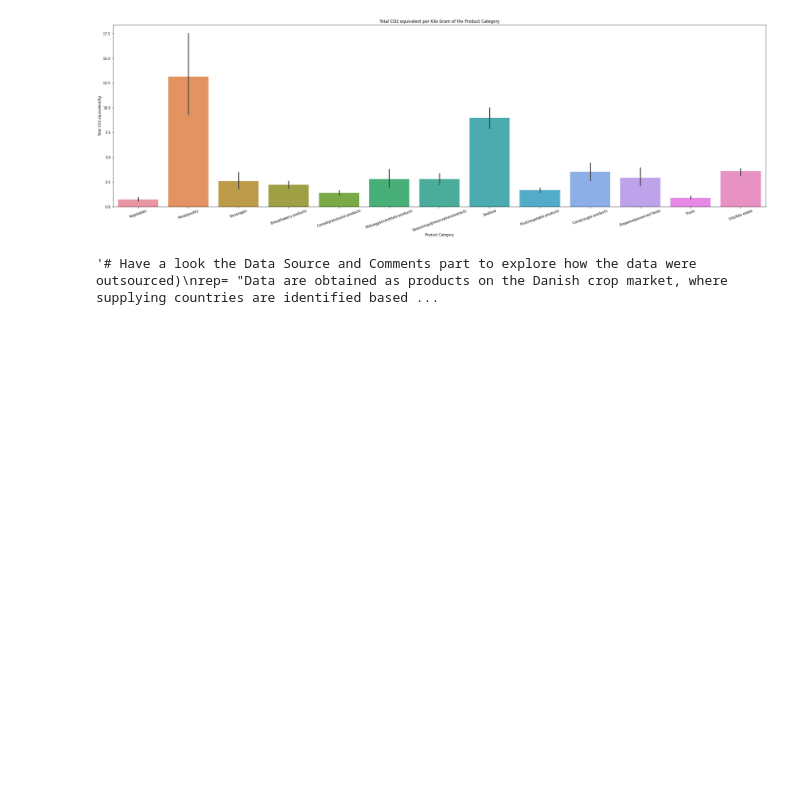
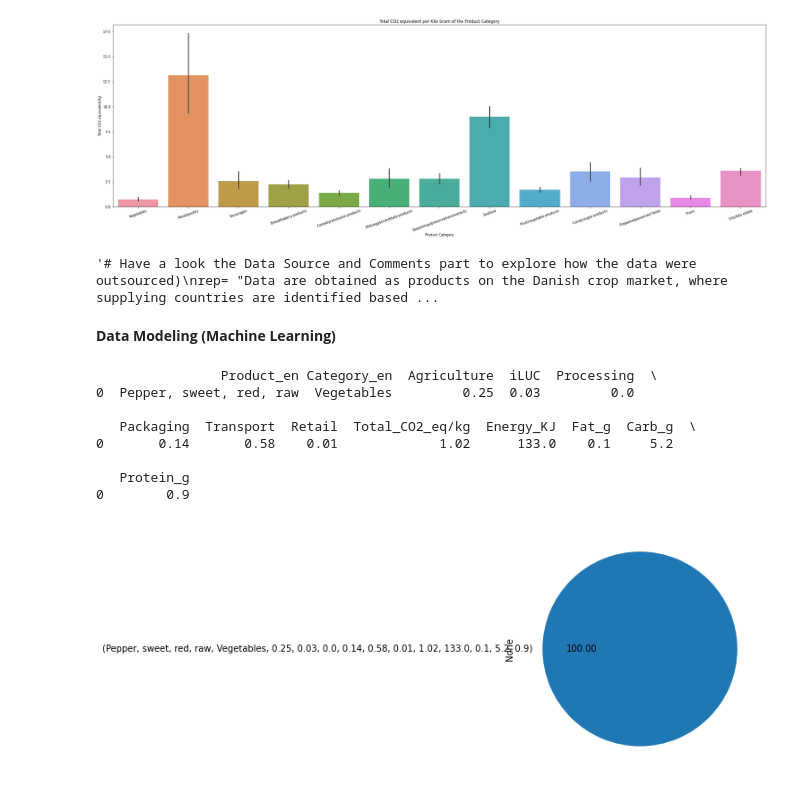
Before and after one commit to mrchapagain/iCare, a Jupyter notebook: ConcitoClimateAnalytics.ipynb, the cells around one changed output. Saved outputs shown, nothing was run; the diff lists cells and outputs as text; code cells hidden in the pictures; blank space fills up the shorter version.

```diff
--- a/ConcitoClimateAnalytics.ipynb
+++ b/ConcitoClimateAnalytics.ipynb
@@ -336,2 +347,29 @@ for row, col in data[["Category_en", 'Product_en', "Data_Source", "Comments"]].i
 # %% [output]
 '# Have a look the Data Source and Comments part to explore how the data were outsourced)\nrep= "Data are obtained as products on the Danish crop market, where supplying countries are identified based ...
+# %% [markdown]
+**Data Modeling (Machine Learning)**
+# %%
+# Pie chart to visualize portion share
+def energy_pie(column):
+  fig, ax= plt.subplots(figsize=(7.5, 5))
+  column.value_counts().plot(kind="pie", autopct="%.2f")
+  plt.show()
+
+name_choosen= selected_dropped_data[selected_dropped_data['Product_en']== 'Pepper, sweet, red, raw']
+print(name_choosen)
+
+#energy_pie(name_choosen)
+
+fig, ax= plt.subplots(figsize=(7.5, 5))
+name_choosen.value_counts().plot(kind="pie", autopct="%.2f")
+plt.show()
+# %% [output]
+                Product_en Category_en  Agriculture  iLUC  Processing  \
+0  Pepper, sweet, red, raw  Vegetables         0.25  0.03         0.0
+
+   Packaging  Transport  Retail  Total_CO2_eq/kg  Energy_KJ  Fat_g  Carb_g  \
+0       0.14       0.58    0.01             1.02      133.0    0.1     5.2
+
+   Protein_g
+0        0.9
+[figure, added]
```
Also changed, not shown: parts of 5 cells of this notebook.
